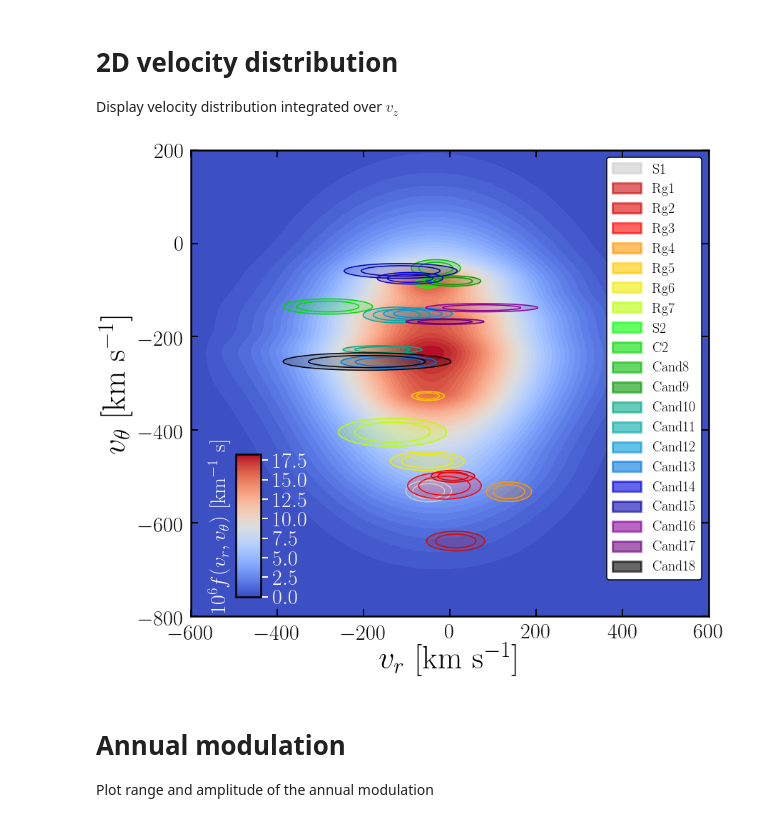
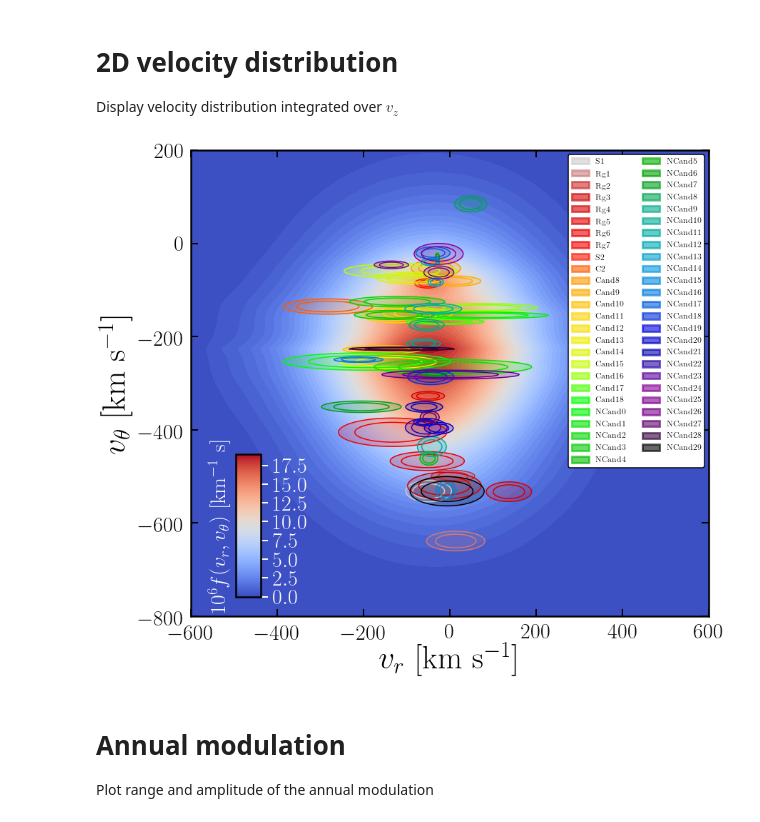
Before and after one commit to cajohare/DarkShards, a Jupyter notebook: code/PlotShards.ipynb, the cells around one changed output. Saved outputs shown, nothing was run; the diff lists cells and outputs as text; code cells hidden in the pictures.

Commit message:
added more shards

```diff
--- a/code/PlotShards.ipynb
+++ b/code/PlotShards.ipynb
@@ -11,6 +11,8 @@ from LabFuncs import *
 from Params import *
 from HaloFuncs import *
 from WIMPFuncs import *
+import pandas
+
 # Set plot rc params
 plt.rcParams['axes.linewidth'] = 2.5
 plt.rc('text', usetex=True)
@@ -28,29 +30,40 @@ v0 = HaloModel.RotationSpeed
 v_esc = HaloModel.EscapeSpeed
 sig_beta = HaloModel.SausageDispersionTensor
 day = 67.0
+v_lab = LabFuncs.LabVelocitySimple(day)
 
 # Load shards
-dat = loadtxt('../shards.txt', delimiter=',', usecols=arange(0,10))
-names = loadtxt('../shards.txt', delimiter=',', usecols=10,dtype='str')
-velocities = dat[:,0:3]
-dispersions = dat[:,6:9]
-MAD = dat[:,3:6]
-pops = dat[:,9]/sum(dat[:,9])
+df = pandas.read_csv('../Shards.csv')
+print df
+names = df.ID
+nshards = size(names)
+velocities = zeros(shape=(nshards,3))
+dispersions = zeros(shape=(nshards,3))
+velocities[0:(nshards),0] = df.vx # stream velocities
+velocities[0:(nshards),1] = df.vy
+velocities[0:(nshards),2] = df.vz
+dispersions[0:(nshards),0] = df.sigx # dispersion tensors
+dispersions[0:(nshards),1] = df.sigy
+dispersions[0:(nshards),2] = df.sigz
+pops = df.population
+pops /= sum(pops) # normalise all populations to 1
+
 
 # Speed distributions
 fv_Iso = SpeedDist_Isotropic(v,day) # Round halo
 fv_Saus = SpeedDist_Triaxial(v,day,sig_beta) # Sausage
+fv_Iso_gal = SpeedDist_Triaxial(v,day,array([1.0,1.0,1.0])*233.0/sqrt(2.0),v_shift=v_lab) # Galactic frame Halo
+fv_Saus_gal = SpeedDist_Triaxial(v,day,sig_beta,v_shift=v_lab) # Galactic frame Sausage
 
-nshards = shape(dat)[0]
 fv = zeros(shape=(nshards,n))
-print 'Shards              velocities (vx,vy,vz) | dispersions (sig_x,sig_y,sig_z): | population'
+fv_gal = zeros(shape=(nshards,n))
 for i in range(0,nshards):
     v_s = velocities[i,:]
     sig_s = dispersions[i,:]
     fv[i,:] = pops[i]*SpeedDist_Triaxial(v,day,sig_s,v_shift=v_s)
+    fv_gal[i,:] = pops[i]*SpeedDist_Triaxial(v,day,sig_s,v_shift=(v_s+v_lab))
     sigr = sig_s[0]
     sigphi = sig_s[1]
     sigz = sig_s[2]
     beta = 1.0-(sigr**2.0+sigz**2.0)/(2*sigr**2.0)
-    print '{:3d}{:9s}{:7s}{:7.2f}{:7.2f}{:7.2f}{:14s}{:7.2f}{:7.2f}{:7.2f}{:10s}{:3d}'.format(i+1,': '+names[i],'V_str = ',v_s[0],v_s[1],v_s[2],' |  sig_str = ',sig_s[0],sig_s[1],sig_s[2],' |  pop = ',int(pops[i]*sum(dat[:,9])))
 # %% [output]
@@ -156,7 +232,7 @@ col = flipud(cm.jet(linspace(0,1,n_ex)))
 for i in range(0,n_ex):
     fv_tot = zeros(shape=n)
     for j in range(0,nshards):
-        npop = pops[j]*sum(dat[:,9])
+        npop = pops[j]*sum(df.population)
         xi_rand = gauss(npop, pop_sig*npop)
         if xi_rand<0.0:
             xi_rand = 0.0
@@ -169,11 +245,11 @@ plt.plot(v,1e3*fv0,'k-',linewidth=3)
 
 # Plot individual streams
 for i in range(0,nshards):
-    npop = pops[i]*sum(dat[:,9])
+    npop = pops[i]*sum(df.population)
     y1 = 1e3*fv[i,:]*(1.0+pop_sig)
     y2 = 1e3*fv[i,:]*(1.0-pop_sig)
     plt.fill_between(v,y1,y2=y2,color=colstrs[i,:],linewidth=3,alpha=0.7,label=names[i])
-leg = plt.legend(loc='upper right',fontsize=17,edgecolor='k')
+leg = plt.legend(loc='upper right',fontsize=12,edgecolor='k',ncol=3)
 leg.get_frame().set_linewidth(1.5)
 
 # Plot fiddling
@@ -261,7 +337,7 @@ for i in range(0,nshards):
     plt.contourf(vr,vth,f2,levels=[amax(f2)*0.9,amax(f2)*0.95,amax(f2)],alpha=0.2,colors=((colstrs[i,:]),),linewidth=3)
     plt.contour(vr,vth,f2,levels=[amax(f2)*0.9,amax(f2)*0.95,amax(f2)],colors=((colstrs[i,:]),),linewidth=3)
     plt.fill_between([-10000,-10000],[0,1],linewidth=3,alpha=0.6,color=colstrs[i,:],label=names[i])
-leg = plt.legend(loc='upper right',fontsize=20,edgecolor='k',framealpha=1.0)
+leg = plt.legend(loc='upper right',fontsize=12,edgecolor='k',framealpha=1.0,ncol=2)
 leg.get_frame().set_linewidth(1.5)
 
 vmin = amin(fv2_total)*1e6
@@ -278,34 +354,34 @@ plt.ylabel(r"$v_\theta$ [km s$^{-1}$]",fontsize=45);
 # Custom colorbar
 import matplotlib as mpl
 from mpl_toolkits.axes_grid1.inset_locator import inset_axes
 cbaxes = inset_axes(ax, width="5%", height="50%", bbox_to_anchor=[-480, -60, 700, 400])
 norm = mpl.colors.Normalize(vmin=vmin,vmax=vmax)
 sm = plt.cm.ScalarMappable(cmap=cmap, norm=norm)
 sm.set_array([])
 plt.colorbar(sm,cax=cbaxes)
 f = plt.gcf().get_children()
 cbar = f[2]
 cbar.tick_params(labelsize=30)
 cbar.tick_params(which='major',direction='out',width=2,length=10,right=True,top=False,pad=7)
 cbar.tick_params(which='minor',direction='out',width=2,length=7,right=True,top=False)
 cbar.set_ylabel(r'$10^6 f(v_r,v_\theta)$ [km$^{-1}$ s]')
 cbar.yaxis.label.set_size(30)
 cbar.yaxis.set_label_position("left")
 cbar.yaxis.label.set_color('w')
 cbar.xaxis.label.set_color('w')
 cbar.tick_params(axis='x', colors='w')
 cbar.tick_params(axis='y', colors='w')
 cbar.spines['bottom'].set_color('w')
 cbar.spines['top'].set_color('w')
 cbar.spines['right'].set_color('w')
 cbar.spines['left'].set_color('w')
 
 # Save figure
 plt.show()
 fig.savefig('../plots/'+pltname+'.pdf',bbox_inches='tight')
 fig.savefig('../plots/plots_png/'+pltname+'.png',bbox_inches='tight')
 # %% [output]
-[figure, old version]
+[figure, new version]
 # %% [markdown]
 # Annual modulation
 Plot range and amplitude of the annual modulation
```
Also changed, not shown: parts of 5 cells of this notebook, 24 other files.
